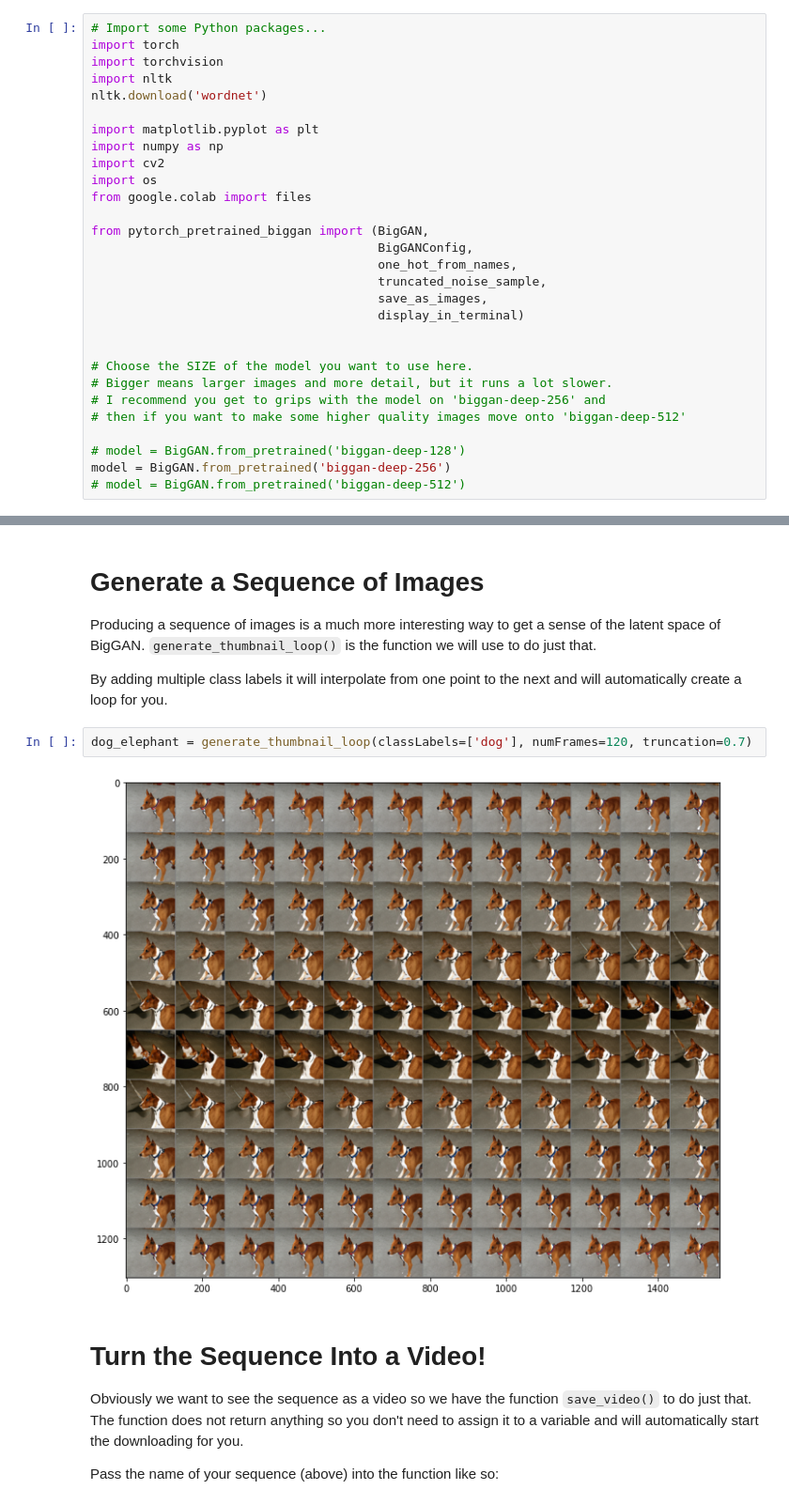
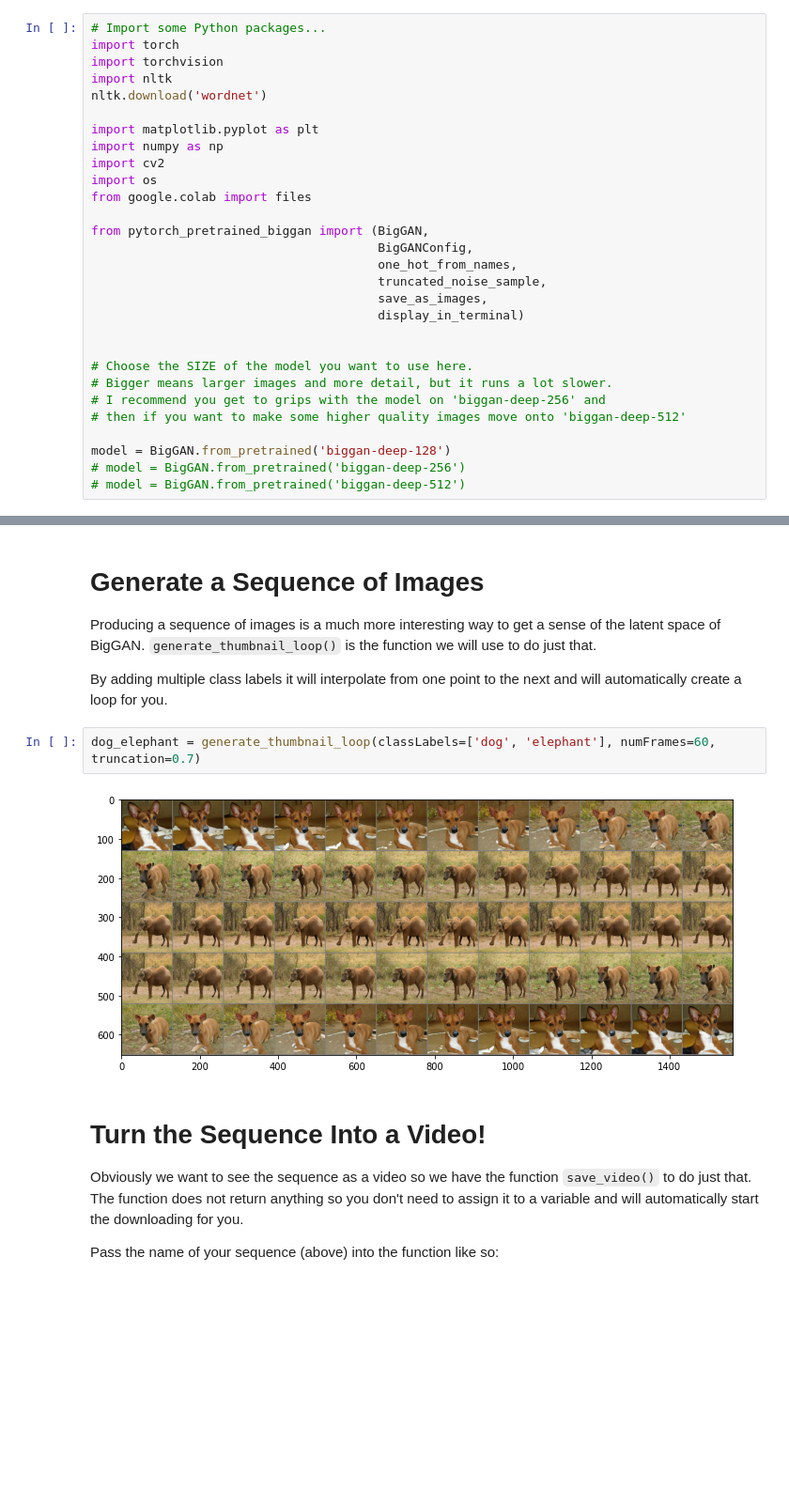
Before and after one commit to joshmurr/biodesign_biggan, a Jupyter notebook: BigGAN_Playground.ipynb, the cells around one changed output, grey strips where cells are left out. Shown at 94% size. Drawn from its saved outputs; the diff is of its cells as text; blank space fills up the shorter version.

```diff
--- a/BigGAN_Playground.ipynb
+++ b/BigGAN_Playground.ipynb
@@ -82,8 +80,8 @@ from pytorch_pretrained_biggan import (BigGAN,
 # I recommend you get to grips with the model on 'biggan-deep-256' and
 # then if you want to make some higher quality images move onto 'biggan-deep-512'
 
-# model = BigGAN.from_pretrained('biggan-deep-128')
-model = BigGAN.from_pretrained('biggan-deep-256')
+model = BigGAN.from_pretrained('biggan-deep-128')
+# model = BigGAN.from_pretrained('biggan-deep-256')
 # model = BigGAN.from_pretrained('biggan-deep-512')
 # %% [output]
 [nltk_data] Downloading package wordnet to /root/nltk_data...
@@ -331,9 +332,9 @@ Producing a sequence of images is a much more interesting way to get a sense of
 
 By adding multiple class labels it will interpolate from one point to the next and will automatically create a loop for you.
 # %%
-dog_elephant = generate_thumbnail_loop(classLabels=['dog'], numFrames=120, truncation=0.7)
+dog_elephant = generate_thumbnail_loop(classLabels=['dog', 'elephant'], numFrames=60, truncation=0.7)
 # %% [output]
-[figure, old version]
+[figure, new version]
 # %% [markdown]
 # __Turn the Sequence Into a Video!__
 
```
Also changed, not shown: parts of 9 cells of this notebook.
